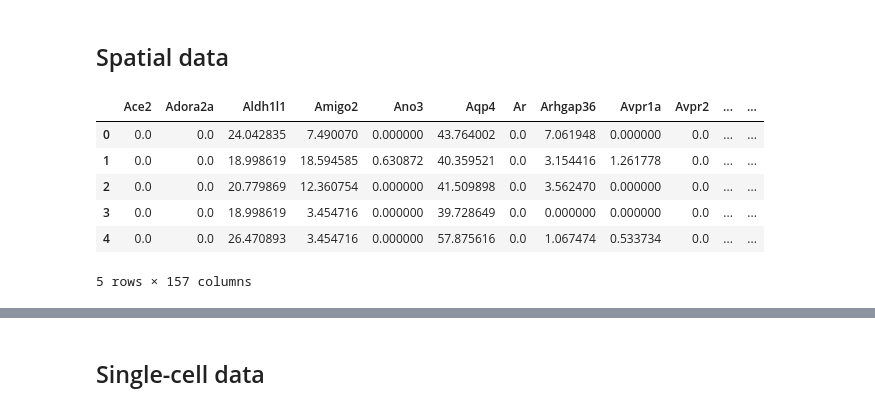
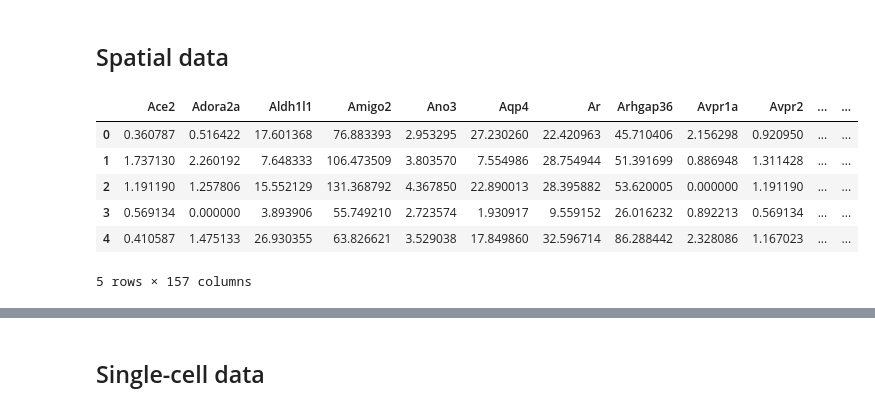
Before and after one commit to 3N4N/stloc, a Jupyter notebook: MERFISH_Tangram.ipynb, the cells around one changed output, grey strips where cells are left out. Drawn from its saved outputs; the diff is of its cells as text; code cells hidden in the pictures.

```diff
--- a/MERFISH_Tangram.ipynb
+++ b/MERFISH_Tangram.ipynb
@@ -25,6 +28,9 @@ plt.rcParams['figure.figsize'] = [10,5]
 import torch
 torch.cuda.empty_cache()
 device = torch.device("cpu")
+# %%
+project_location = "./"
+project_location = "e:/projects/stloc/"
 # %% [markdown]
 # Load data
 # %%
@@ -50,17 +40,17 @@ reference.head()
 ## Spatial data
 # %%
 if running_data != '2celltypes':
-    df_st = pd.read_csv("data/merfish/merfishSpatial.csv", sep=" ")
+    df_st = pd.read_csv(project_location + "data/merfish/merfishSpatial.csv", sep=" ")
 else:
-    df_st = pd.read_csv("data/twoType/spatialData/" + "AstrocyteInhibitory" + "Spatial.csv", sep=",")
+    df_st = pd.read_csv(project_location + "data/FaultSpatial.csv", sep=",")
 coords = df_st['coord']
 df_st.drop(columns=['coord'], inplace=True)
 df_st.head()
 # %% [output]
 |  | Ace2 | Adora2a | Aldh1l1 | Amigo2 | Ano3 | Aqp4 | Ar | Arhgap36 | Avpr1a | Avpr2 | ... | ... |
-| 0 | 0.0 | 0.0 | 24.042835 | 7.490070 | 0.000000 | 43.764002 | 0.0 | 7.061948 | 0.000000 | 0.0 | ... | ... |
-| 1 | 0.0 | 0.0 | 18.998619 | 18.594585 | 0.630872 | 40.359521 | 0.0 | 3.154416 | 1.261778 | 0.0 | ... | ... |
-| 2 | 0.0 | 0.0 | 20.779869 | 12.360754 | 0.000000 | 41.509898 | 0.0 | 3.562470 | 0.000000 | 0.0 | ... | ... |
-| 3 | 0.0 | 0.0 | 18.998619 | 3.454716 | 0.000000 | 39.728649 | 0.0 | 0.000000 | 0.000000 | 0.0 | ... | ... |
-| 4 | 0.0 | 0.0 | 26.470893 | 3.454716 | 0.000000 | 57.875616 | 0.0 | 1.067474 | 0.533734 | 0.0 | ... | ... |
+| 0 | 0.360787 | 0.516422 | 17.601368 | 76.883393 | 2.953295 | 27.230260 | 22.420963 | 45.710406 | 2.156298 | 0.920950 | ... | ... |
+| 1 | 1.737130 | 2.260192 | 7.648333 | 106.473509 | 3.803570 | 7.554986 | 28.754944 | 51.391699 | 0.886948 | 1.311428 | ... | ... |
+| 2 | 1.191190 | 1.257806 | 15.552129 | 131.368792 | 4.367850 | 22.890013 | 28.395882 | 53.620005 | 0.000000 | 1.191190 | ... | ... |
+| 3 | 0.569134 | 0.000000 | 3.893906 | 55.749210 | 2.723574 | 1.930917 | 9.559152 | 26.016232 | 0.892213 | 0.569134 | ... | ... |
+| 4 | 0.410587 | 1.475133 | 26.930355 | 63.826621 | 3.529038 | 17.849860 | 32.596714 | 86.288442 | 2.328086 | 1.167023 | ... | ... |
 5 rows × 157 columns
```
Also changed, not shown: parts of 32 cells of this notebook.
